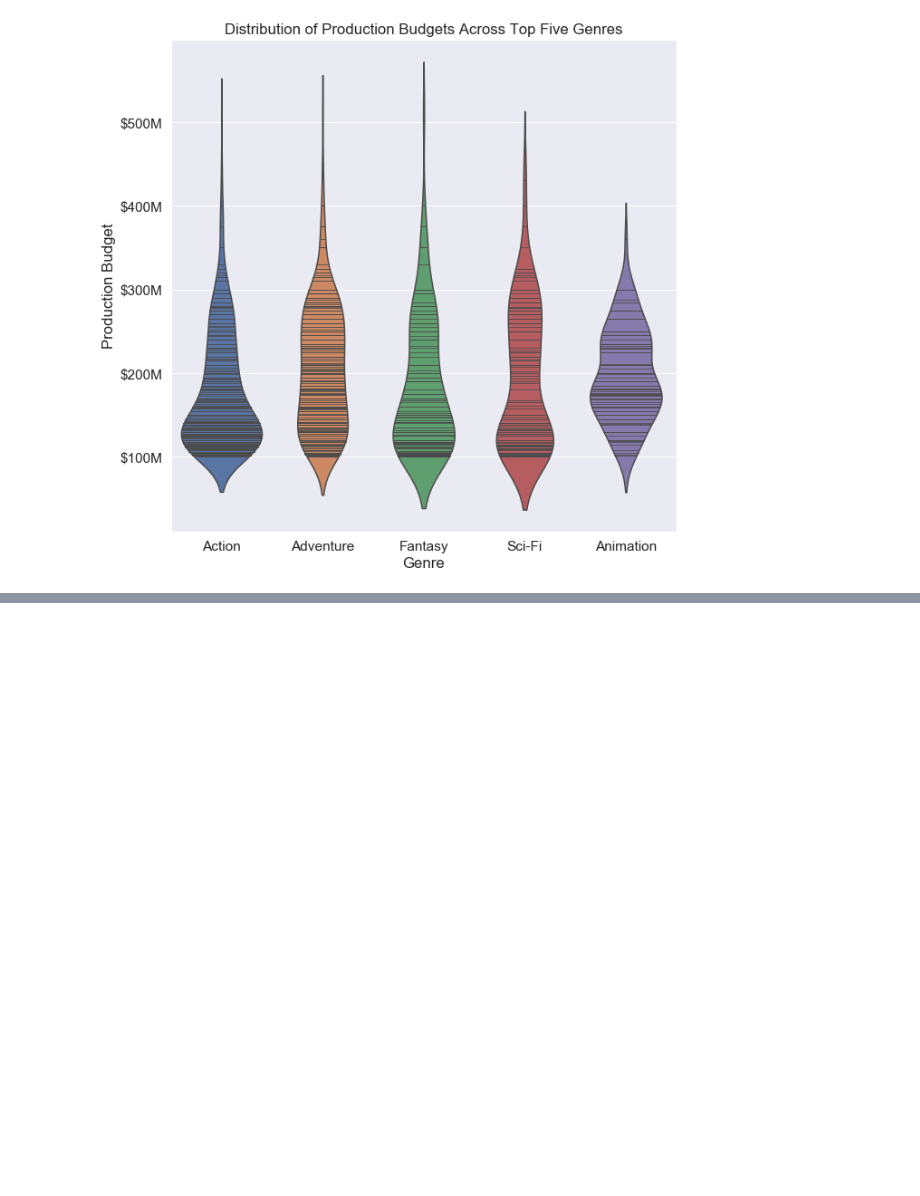
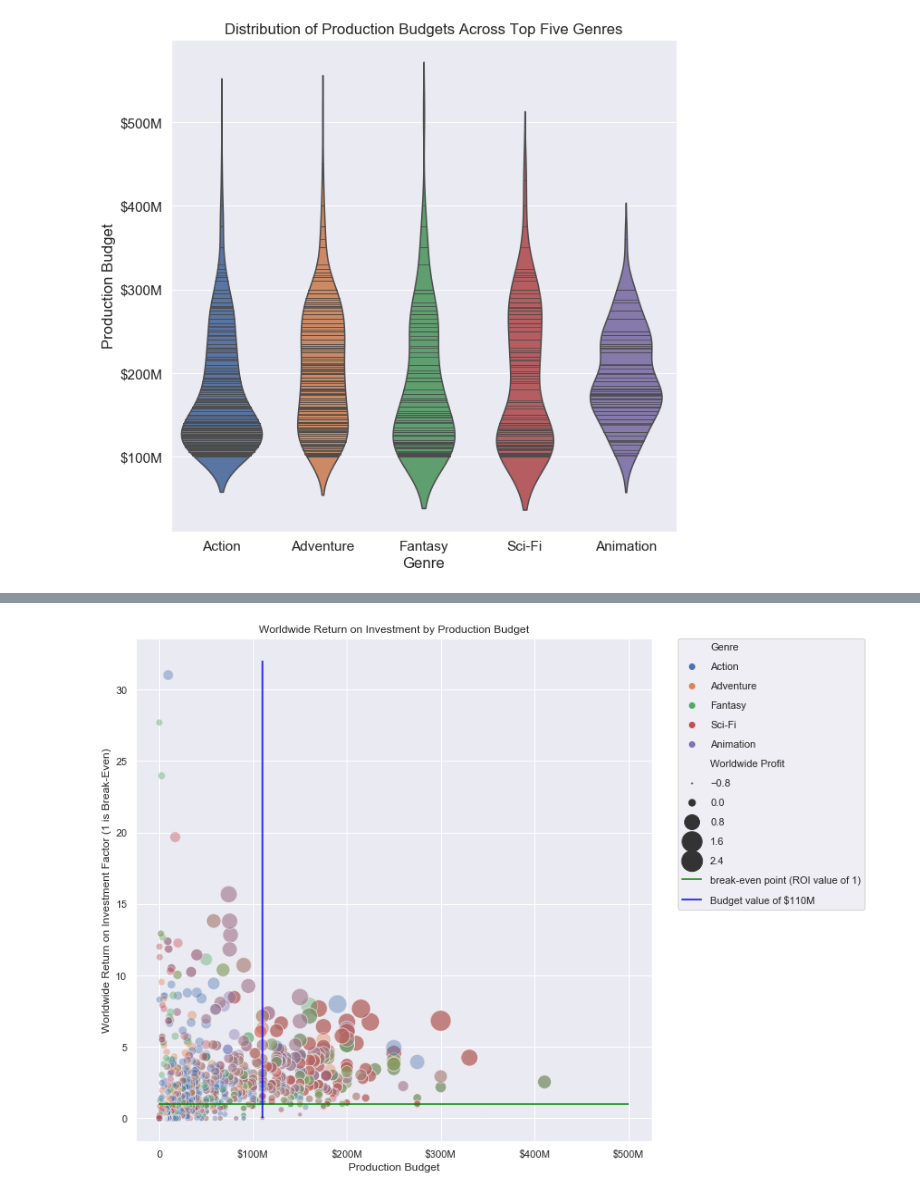
Before and after one commit to jmillerbrooks/mod_1_git_lab, a Jupyter notebook: visualizations.ipynb, the cells around one changed output, grey strips where cells are left out. Cells and saved outputs as stored; diff of their text form; code cells hidden in the pictures; blank space fills up the shorter version.

Commit message:
bubble viz done

```diff
--- a/visualizations.ipynb
+++ b/visualizations.ipynb
@@ -242,3 +243,10 @@ plt.show()
 fig.savefig('./plot_images/top_five_genres_budget_violinplot.png')
 # %% [output]
 [figure]
+# %%
+df = pd.read_pickle('./cleaned_data/budget_by_genre.pkl')
+df = df.explode('genre_list')
+df.rename(columns={'worldwide_roi': 'Worldwide ROI', 'genre_list': 'Genre',
+                  'worldwide_profit':'Worldwide Profit'}, inplace=True)
+df_top_five = df[df.Genre.isin(['Action', 'Adventure', 'Animation','Fantasy', 'Sci-Fi'])]
+df_top_five.head()
@@ -244,0 +260,19 @@ fig.savefig('./plot_images/top_five_genres_budget_violinplot.png')
+# %%
+fig1 = plt.figure(figsize=(10,10))
+#g = fig1.add_subplot(111)
+sns.set(style='darkgrid')
+g = sns.scatterplot(x='production_budget', y='Worldwide ROI', hue='Genre', size='Worldwide Profit',
+                    sizes=(1, 500), data=df_top_five, alpha = 0.4)
+#g.set_xlim(datetime.date(2009, 1, 1), datetime.date(2020, 6, 1))
+g.hlines(y=1, xmin=0, xmax=500000000, color='green', label='break-even point (ROI value of 1)')
+g.vlines(x=110000000, ymin=0, ymax=32, color='blue', label='Budget value of $110M')
+g.set_ylabel('Worldwide Return on Investment Factor (1 is Break-Even)')
+g.set_title('Worldwide Return on Investment by Production Budget')
+g.set_xticklabels(['0', '0', '$100M', '$200M', '$300M', '$400M', '$500M'])
+g.set_xlabel('Production Budget')
+g.legend(bbox_to_anchor=(1.05, 1), loc=2, borderaxespad=0, labelspacing = 1.0)
+#exploded_df.plot(kind='scatter', x='production_budget', y='worldwide_profit', color='genre_list')
+#g.set_xscale("log")
+fig1.savefig('./plot_images/bad_bubble.png', bbox_inches='tight')
+# %% [output]
+[figure, added]
```
Also changed, not shown: parts of 4 cells of this notebook, 4 other files.
